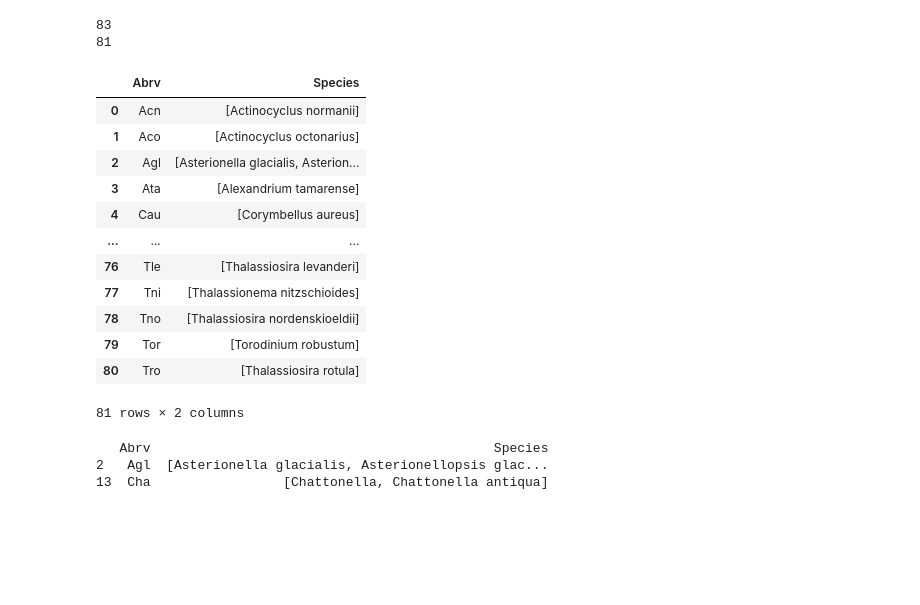
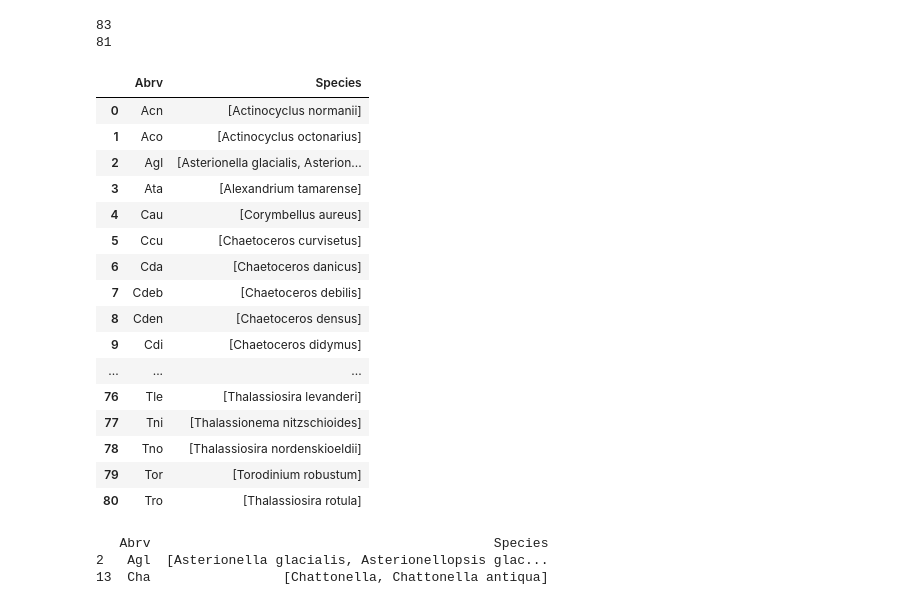
Before and after one commit to JinseiSteven/Phytoplankton-Prediction-Project, a Jupyter notebook: scripts/data_analysis_phyto.ipynb, the cells around one changed output. Saved outputs shown, nothing was run; the diff lists cells and outputs as text; code cells hidden in the pictures; blank space fills up the shorter version.

```diff
--- a/scripts/data_analysis_phyto.ipynb
+++ b/scripts/data_analysis_phyto.ipynb
@@ -95,28 +95,32 @@ print(len(spec))
 # %%
 # Group by 'species' and aggregate unique 'spec' values
 spec_to_species = biotic_df.groupby('SPEC')['SPECIES'].unique()
 
 # Convert the result to a DataFrame
 spec_to_species_df = spec_to_species.reset_index()
 
 # Rename the columns for clarity
 spec_to_species_df.columns = ['Abrv','Species']
 
-display(spec_to_species_df)
+display_all(spec_to_species_df)
 # %% [output]
 |  | Abrv | Species |
 | 0 | Acn | [Actinocyclus normanii] |
 | 1 | Aco | [Actinocyclus octonarius] |
 | 2 | Agl | [Asterionella glacialis, Asterion... |
 | 3 | Ata | [Alexandrium tamarense] |
 | 4 | Cau | [Corymbellus aureus] |
+| 5 | Ccu | [Chaetoceros curvisetus] |
+| 6 | Cda | [Chaetoceros danicus] |
+| 7 | Cdeb | [Chaetoceros debilis] |
+| 8 | Cden | [Chaetoceros densus] |
+| 9 | Cdi | [Chaetoceros didymus] |
 | ... | ... | ... |
 | 76 | Tle | [Thalassiosira levanderi] |
 | 77 | Tni | [Thalassionema nitzschioides] |
 | 78 | Tno | [Thalassiosira nordenskioeldii] |
 | 79 | Tor | [Torodinium robustum] |
 | 80 | Tro | [Thalassiosira rotula] |
-81 rows × 2 columns
 # %%
 # Find species with more than one abbreviation
 phyto_duplicates = spec_to_species_df[spec_to_species_df['Species'].apply(len) > 1]
```
Also changed, not shown: parts of 5 cells of this notebook, 1 other file.
